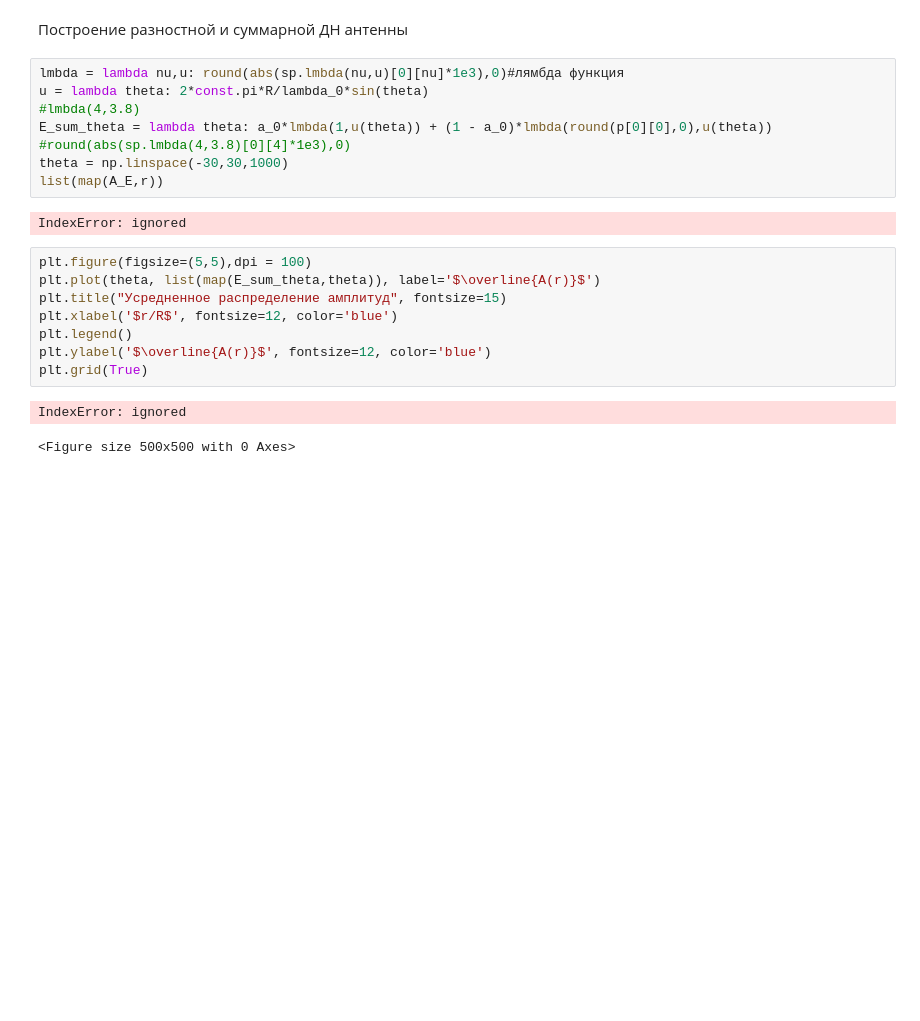
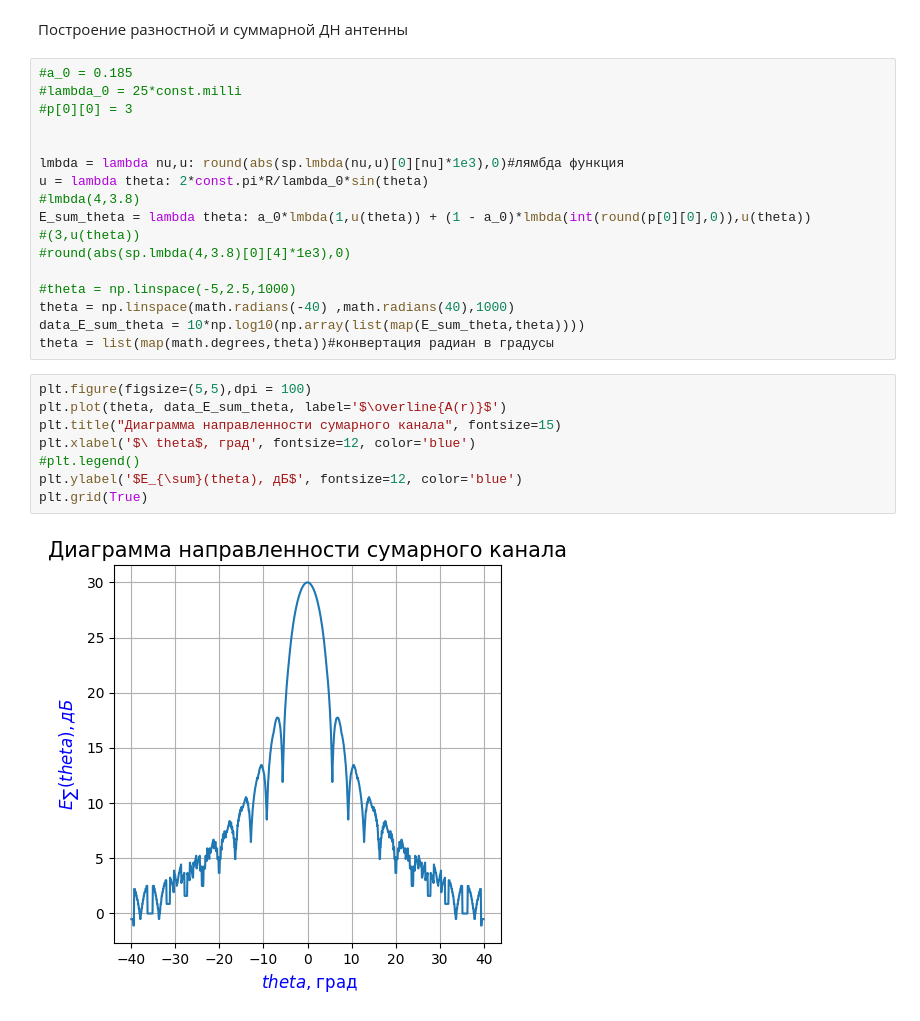
Before and after one commit to AlfaIV/Microwave-and-Antennas-LabWork, a Jupyter notebook: Лабораторная_работа_№3_СВЧ_и_Антенны_ipynb.ipynb, the cells around one changed output. Drawn from its saved outputs; the diff is of its cells as text; blank space fills up the shorter version.

```diff
--- a/Лабораторная_работа_№3_СВЧ_и_Антенны_ipynb.ipynb
+++ b/Лабораторная_работа_№3_СВЧ_и_Антенны_ipynb.ipynb
@@ -94,23 +97,29 @@ plt.grid(True)
 # %% [markdown]
 Построение разностной и суммарной ДН антенны
 # %%
+#a_0 = 0.185
+#lambda_0 = 25*const.milli
+#p[0][0] = 3
+
+
 lmbda = lambda nu,u: round(abs(sp.lmbda(nu,u)[0][nu]*1e3),0)#лямбда функция
 u = lambda theta: 2*const.pi*R/lambda_0*sin(theta)
 #lmbda(4,3.8)
-E_sum_theta = lambda theta: a_0*lmbda(1,u(theta)) + (1 - a_0)*lmbda(round(p[0][0],0),u(theta))
+E_sum_theta = lambda theta: a_0*lmbda(1,u(theta)) + (1 - a_0)*lmbda(int(round(p[0][0],0)),u(theta))
+#(3,u(theta))
 #round(abs(sp.lmbda(4,3.8)[0][4]*1e3),0)
-theta = np.linspace(-30,30,1000)
-list(map(A_E,r))
+
+#theta = np.linspace(-5,2.5,1000)
+theta = np.linspace(math.radians(-40) ,math.radians(40),1000)
+data_E_sum_theta = 10*np.log10(np.array(list(map(E_sum_theta,theta))))
+theta = list(map(math.degrees,theta))#конвертация радиан в градусы
-# %% [output]
-IndexError: ignored
 # %%
 plt.figure(figsize=(5,5),dpi = 100)
-plt.plot(theta, list(map(E_sum_theta,theta)), label='$\overline{A(r)}$')
-plt.title("Усредненное распределение амплитуд", fontsize=15)
-plt.xlabel('$r/R$', fontsize=12, color='blue')
-plt.legend()
-plt.ylabel('$\overline{A(r)}$', fontsize=12, color='blue')
+plt.plot(theta, data_E_sum_theta, label='$\overline{A(r)}$')
+plt.title("Диаграмма направленности сумарного канала", fontsize=15)
+plt.xlabel('$\ theta$, град', fontsize=12, color='blue')
+#plt.legend()
+plt.ylabel('$E_{\sum}(theta), дБ$', fontsize=12, color='blue')
 plt.grid(True)
 # %% [output]
-IndexError: ignored
-<Figure size 500x500 with 0 Axes>
+[figure, added]
```
Also changed, not shown: parts of 10 cells of this notebook.
